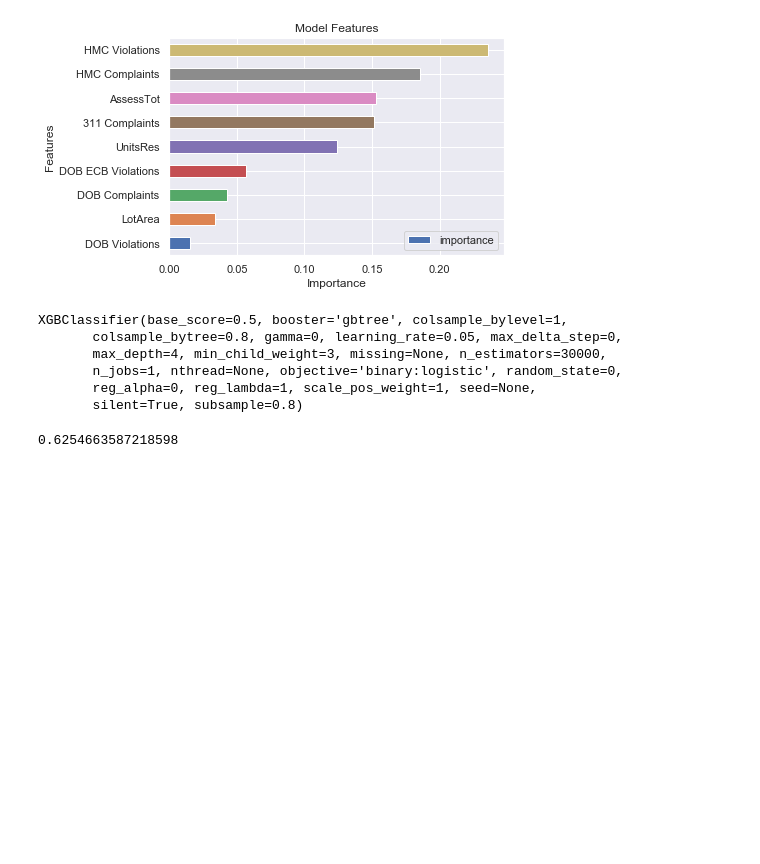
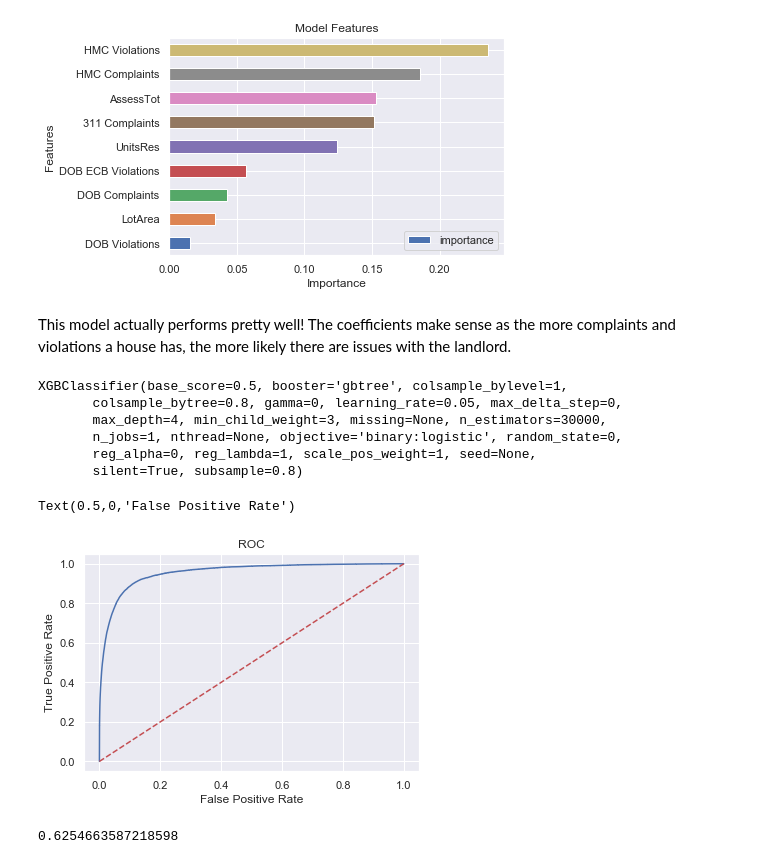
Before and after one commit to maddyobrienjones/project_mcnulty, a Jupyter notebook: final_modeling.ipynb, the cells around one changed output. Cells and saved outputs as stored; diff of their text form; code cells hidden in the pictures; blank space fills up the shorter version.

```diff
--- a/final_modeling.ipynb
+++ b/final_modeling.ipynb
@@ -55,6 +87,8 @@ plt.title('Model Features')
 # %% [output]
 Text(0.5,1,'Model Features')
 [figure]
+# %% [markdown]
+This model actually performs pretty well! The coefficients make sense as the more complaints and violations a house has, the more likely there are issues with the landlord.
 # %%
 xgt = XGBClassifier(n_estimators=30000,
                     max_depth=4,
@@ -77,6 +111,17 @@ XGBClassifier(base_score=0.5, booster='gbtree', colsample_bylevel=1,
        n_jobs=1, nthread=None, objective='binary:logistic', random_state=0,
        reg_alpha=0, reg_lambda=1, scale_pos_weight=1, seed=None,
        silent=True, subsample=0.8)
+# %%
+fpr, tpr, _ = roc_curve(y_test, xgt.predict_proba(X_test)[:,1])
+plt.plot(fpr, tpr)
+
+plt.title('ROC')
+plt.plot([0, 1], [0, 1],'r--')
+plt.ylabel('True Positive Rate')
+plt.xlabel('False Positive Rate')
+# %% [output]
+Text(0.5,0,'False Positive Rate')
+[figure, added]
 # %%
 f1_score(y_train,xgt.predict(X_train))
 # %% [output]
```
Also changed, not shown: parts of 7 cells of this notebook.
